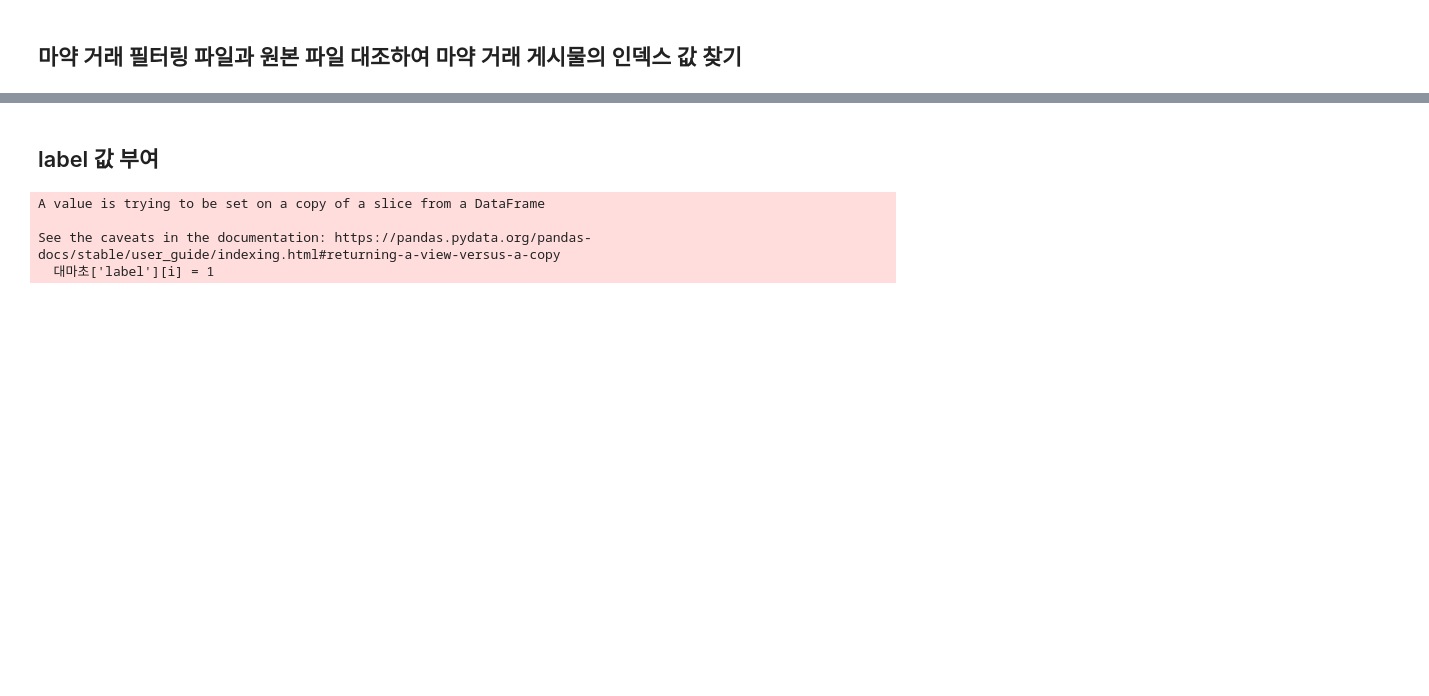
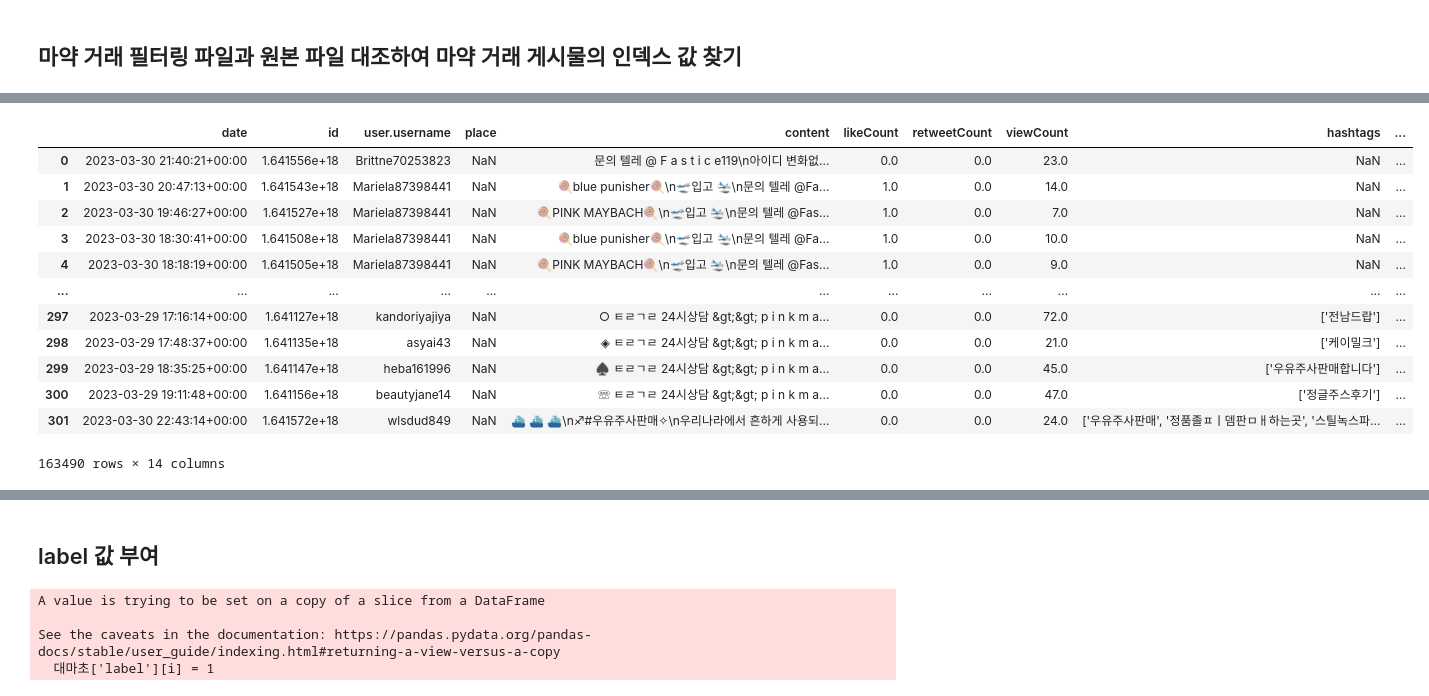
Before and after one commit to yujinkimmn/2023_dscap, a Jupyter notebook: twitterdata/labeling/labeling.ipynb, the cells around one changed output, grey strips where cells are left out. Cells and saved outputs as stored; diff of their text form; code cells hidden in the pictures; blank space fills up the shorter version.

```diff
--- a/twitterdata/labeling/labeling.ipynb
+++ b/twitterdata/labeling/labeling.ipynb
@@ -14,3 +38,8 @@ df_label['label'] = 1
 df_label.to_csv("마약모음.csv", index=False)
 # %% [markdown]
 ## 마약 거래 필터링 파일과 원본 파일 대조하여 마약 거래 게시물의 인덱스 값 찾기
+# %%
+import os
+path = '/Users/stella/github/2023_dscap/twitterdata/original(필터링 전)'
+dir = os.listdir(path)
+dir
@@ -16,0 +57,12 @@ df_label.to_csv("마약모음.csv", index=False)
+# %%
+dir = [
+ '메스암페타민',
+ '사일로시빈',
+ '대마',
+ 'MDMA',
+ 'LSD',
+ 'GHB',
+ '코카인',
+ '아편']
+
+dir
@@ -16,0 +108,20 @@ df_label.to_csv("마약모음.csv", index=False)
+# %%
+# 모든 CSV 파일을 담을 빈 데이터프레임 생성
+all_data = pd.DataFrame()
+# 각 디렉토리에 접근하여 CSV 파일 불러오기
+for d in dir:
+    #print(d)
+    # 디렉토리 내 CSV 파일 목록 가져오기
+    files = [f for f in os.listdir(os.path.join(path, d)) if f.endswith(".csv")]
+    #print(files)
+
+    # 각 CSV 파일을 데이터프레임으로 읽어와서 결합
+    for file in files:
+        file_path = os.path.join(path, d, file)
+        print(file_path)
+        df = pd.read_csv(file_path, encoding='utf-8')
+        all_data = pd.concat([all_data, df])
+
+
+# 결과 출력
+print(len(all_data))
@@ -16,0 +146,16 @@ df_label.to_csv("마약모음.csv", index=False)
+# %%
+all_data
+# %% [output]
+|  | date | id | user.username | place | content | likeCount | retweetCount | viewCount | hashtags | ... |
+| 0 | 2023-03-30 21:40:21+00:00 | 1.641556e+18 | Brittne70253823 | NaN | 문의 텔레 @ F a s t i c e119\n아이디 변화없... | 0.0 | 0.0 | 23.0 | NaN | ... |
+| 1 | 2023-03-30 20:47:13+00:00 | 1.641543e+18 | Mariela87398441 | NaN | 🍭blue punisher🍭\n🛫입고 🛬\n문의 텔레 @Fa... | 1.0 | 0.0 | 14.0 | NaN | ... |
+| 2 | 2023-03-30 19:46:27+00:00 | 1.641527e+18 | Mariela87398441 | NaN | 🍭PINK MAYBACH🍭\n🛫입고 🛬\n문의 텔레 @Fas... | 1.0 | 0.0 | 7.0 | NaN | ... |
+| 3 | 2023-03-30 18:30:41+00:00 | 1.641508e+18 | Mariela87398441 | NaN | 🍭blue punisher🍭\n🛫입고 🛬\n문의 텔레 @Fa... | 1.0 | 0.0 | 10.0 | NaN | ... |
+| 4 | 2023-03-30 18:18:19+00:00 | 1.641505e+18 | Mariela87398441 | NaN | 🍭PINK MAYBACH🍭\n🛫입고 🛬\n문의 텔레 @Fas... | 1.0 | 0.0 | 9.0 | NaN | ... |
+| ... | ... | ... | ... | ... | ... | ... | ... | ... | ... | ... |
+| 297 | 2023-03-29 17:16:14+00:00 | 1.641127e+18 | kandoriyajiya | NaN | ○ ㅌㄹㄱㄹ 24시상담 &gt;&gt; p i n k m a... | 0.0 | 0.0 | 72.0 | ['전남드랍'] | ... |
+| 298 | 2023-03-29 17:48:37+00:00 | 1.641135e+18 | asyai43 | NaN | ◈ ㅌㄹㄱㄹ 24시상담 &gt;&gt; p i n k m a... | 0.0 | 0.0 | 21.0 | ['케이밀크'] | ... |
+| 299 | 2023-03-29 18:35:25+00:00 | 1.641147e+18 | heba161996 | NaN | ♠ ㅌㄹㄱㄹ 24시상담 &gt;&gt; p i n k m a... | 0.0 | 0.0 | 45.0 | ['우유주사판매합니다'] | ... |
+| 300 | 2023-03-29 19:11:48+00:00 | 1.641156e+18 | beautyjane14 | NaN | ☏ ㅌㄹㄱㄹ 24시상담 &gt;&gt; p i n k m a... | 0.0 | 0.0 | 47.0 | ['정글주스후기'] | ... |
+| 301 | 2023-03-30 22:43:14+00:00 | 1.641572e+18 | wlsdud849 | NaN | ⛴ ⛴ ⛴\n♐︎#우유주사판매✧\n우리나라에서 흔하게 사용되... | 0.0 | 0.0 | 24.0 | ['우유주사판매', '정품졸ㅍㅣ뎀판ㅁㅐ하는곳', '스틸녹스파... | ... |
+163490 rows × 14 columns
```
Also changed, not shown: parts of 21 cells of this notebook.
